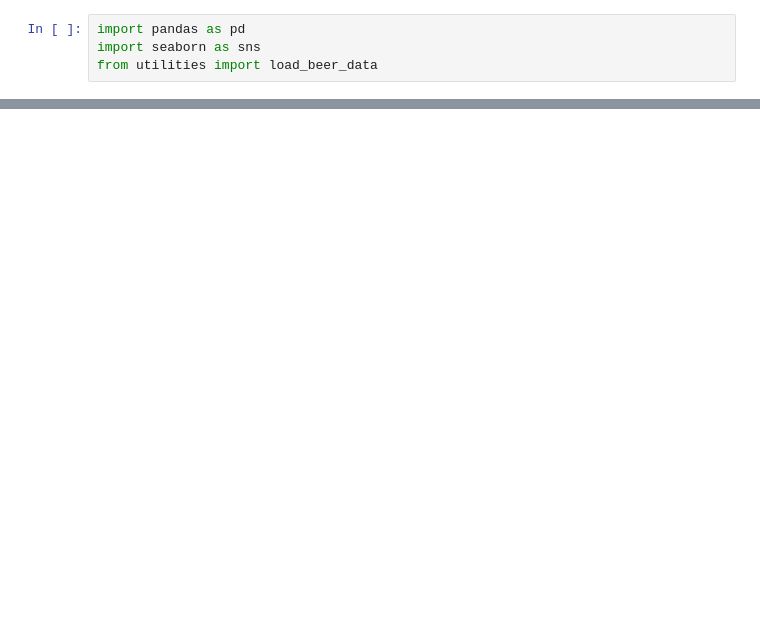
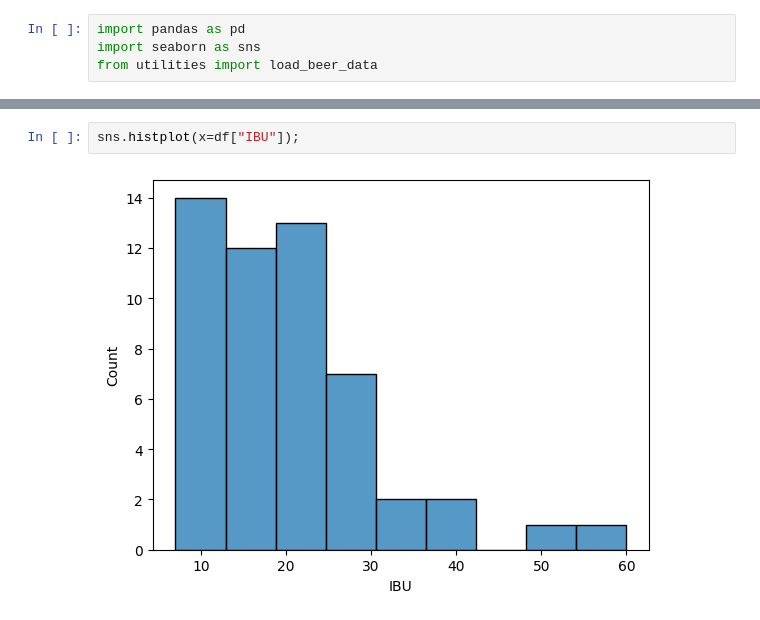
Before and after one commit to 80dono/beer, a Jupyter notebook: beer.ipynb, the cells around one changed output, grey strips where cells are left out. Saved outputs shown, nothing was run; the diff lists cells and outputs as text; blank space fills up the shorter version.

```diff
--- a/beer.ipynb
+++ b/beer.ipynb
@@ -19,0 +37,4 @@ sns.histplot(x=df["ABV"], bins=10);
+# %%
+sns.histplot(x=df["IBU"]);
+# %% [output]
+[figure, added]
```
Also changed, not shown: parts of 6 cells of this notebook, 1 other file.
